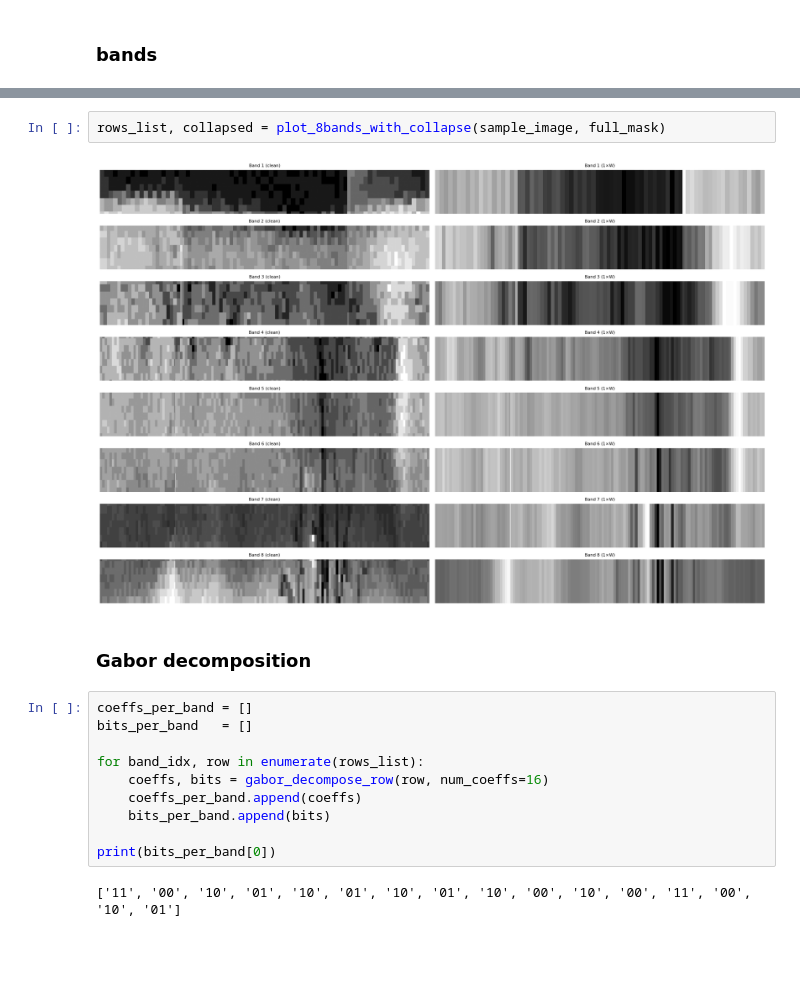
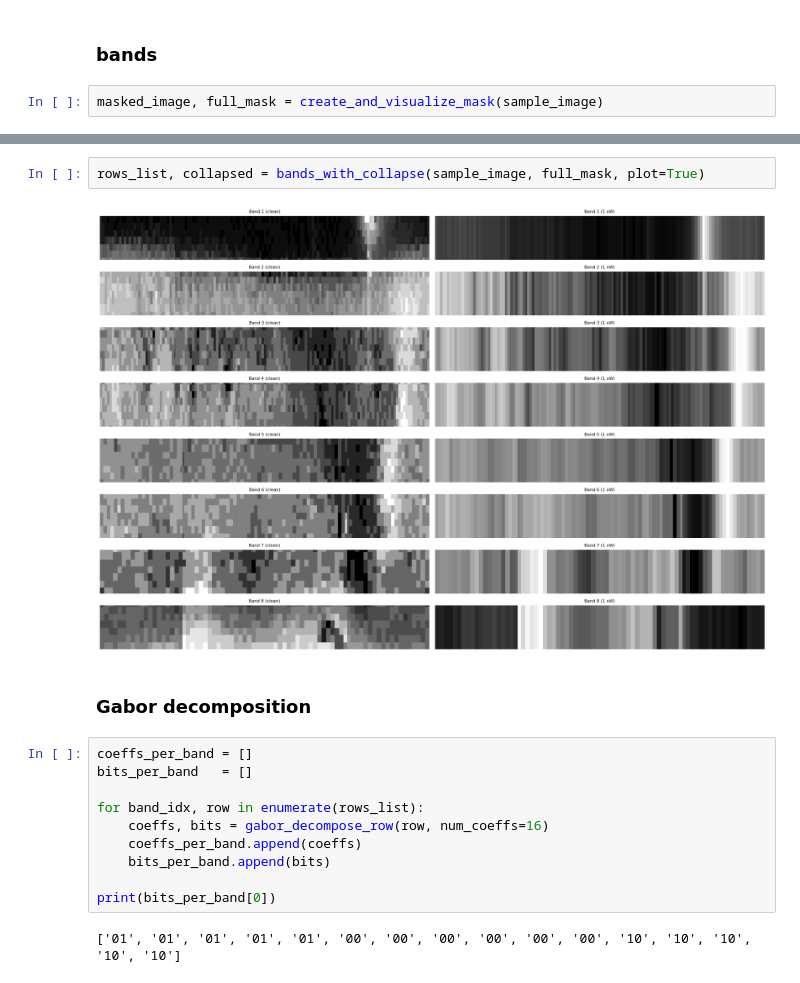
Before and after one commit to Pawlo77/Iris, a Jupyter notebook: Daugman.ipynb, the cells around one changed output, grey strips where cells are left out. Drawn from its saved outputs; the diff is of its cells as text; blank space fills up the shorter version.

```diff
--- a/Daugman.ipynb
+++ b/Daugman.ipynb
@@ -46,3 +46,5 @@ plt.show()
 [figure]
 # %% [markdown]
 ### bands
+# %%
+masked_image, full_mask = create_and_visualize_mask(sample_image)
@@ -49,7 +56,7 @@ plt.show()
 # %%
-rows_list, collapsed = plot_8bands_with_collapse(sample_image, full_mask)
+rows_list, collapsed = bands_with_collapse(sample_image, full_mask, plot=True)
 # %% [output]
-[figure, old version]
+[figure, new version]
 # %% [markdown]
 ### Gabor decomposition
 # %%
@@ -63,7 +70,7 @@ for band_idx, row in enumerate(rows_list):
 
 print(bits_per_band[0])
 # %% [output]
-['11', '00', '10', '01', '10', '01', '10', '01', '10', '00', '10', '00', '11', '00', '10', '01']
+['01', '01', '01', '01', '01', '00', '00', '00', '00', '00', '00', '10', '10', '10', '10', '10']
 # %%
 iris_code = build_iris_code(rows_list, num_coeffs=128)
 print(iris_code.shape)
```
Also changed, not shown: parts of 12 cells of this notebook, 1 other file.
